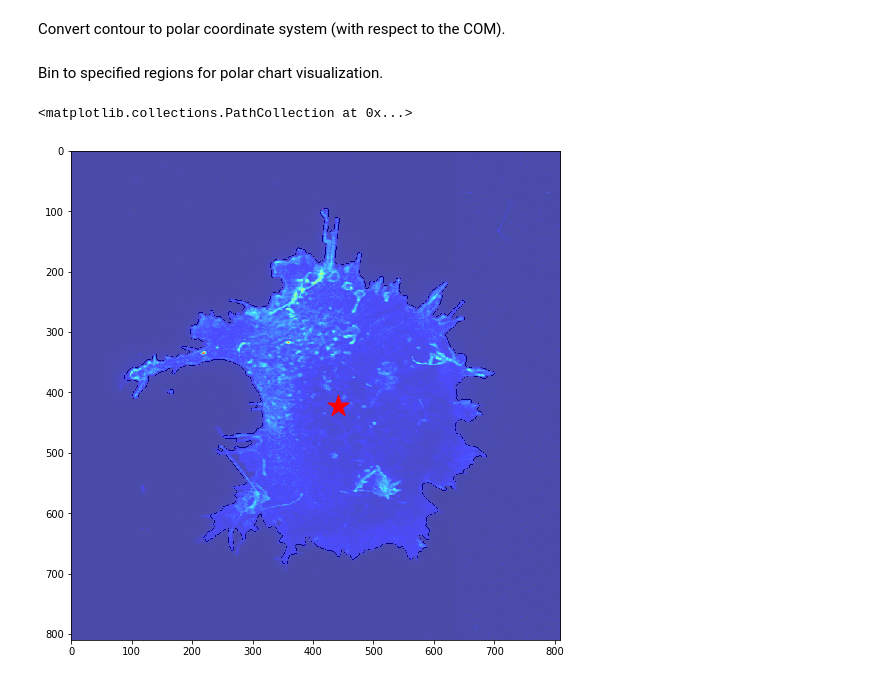
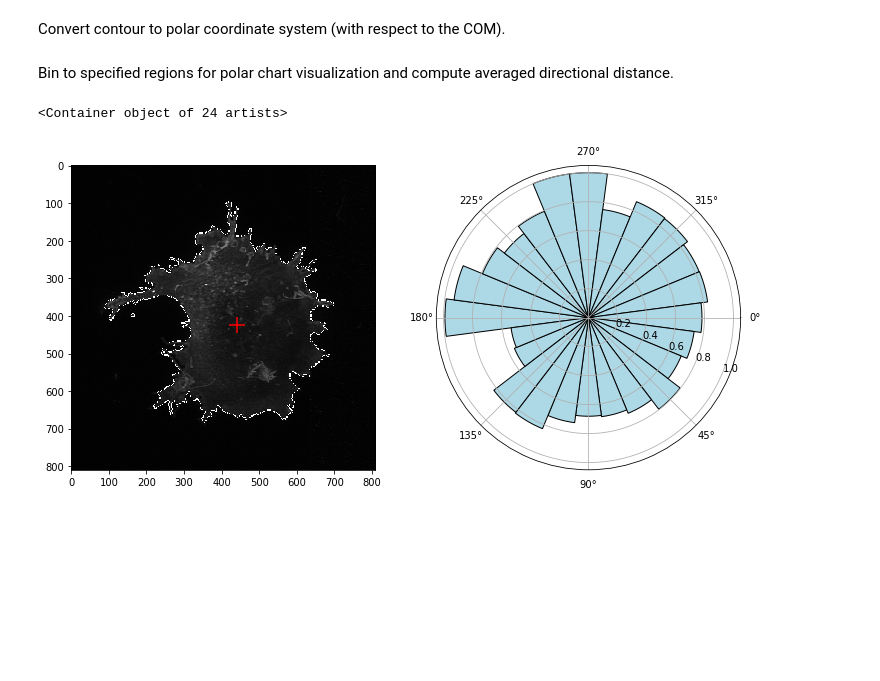
Before and after one commit to y3nr1ng/utoolbox-core, a Jupyter notebook: ruffling_2d.ipynb, the cells around one changed output. Saved outputs shown, nothing was run; the diff lists cells and outputs as text; code cells hidden in the pictures; blank space fills up the shorter version.

Commit message:
Functional contour polar bar plot

```diff
--- a/ruffling_2d.ipynb
+++ b/ruffling_2d.ipynb
@@ -74,17 +74,35 @@ print("({:.4f}, {:.4f})".format(com[0], com[1]))
 # %% [markdown]
 Convert contour to polar coordinate system (with respect to the COM).
 # %%
-r = np.sqrt(indices[1]**2 + indices[0]**2)
-theta = np.arctan2(indices[0], indices[1])
+r = np.sqrt((indices[1]-com[0])**2 + (indices[0]-com[1])**2)
+theta = np.arctan2((indices[0]-com[1]), (indices[1]-com[0]))
 
 coords['r'] = pd.Series(r, index=coords.index)
 coords['theta'] = pd.Series(theta, index=coords.index)
 # %% [markdown]
-Bin to specified regions for polar chart visualization.
+Bin to specified regions for polar chart visualization and compute averaged directional distance.
-# %%
-plt.imshow(data, cmap='jet')
-plt.imshow(contour, cmap='Greys', alpha=0.3)
-plt.scatter(com[1], com[0], s=500, c='red', marker='*')
-# %% [output]
-<matplotlib.collections.PathCollection at 0x...>
-[figure, removed]
+# %%
+n_bins = 24
+bins = np.linspace(-np.pi, np.pi, n_bins+1, dtype=np.float32)
+cardinal = np.digitize(theta, bins)-1
+coords['cardinal'] = pd.Series(cardinal, index=coords.index)
+
+dist = np.zeros(n_bins, dtype=np.float32)
+n_dist = np.zeros(n_bins, dtype=np.int32)
+for c, d in zip(cardinal, r):
+    dist[c] = max(dist[c], d)
+dist /= np.amax(dist)
+# %%
+data_contour = mark_boundaries(data, contour, color=(1, 1, 1))
+plt.subplot(1, 2, 1)
+plt.imshow(data_contour, cmap='jet')
+plt.scatter(com[1], com[0], s=250, c='red', marker='+')
+
+pol_grid = np.linspace(-np.pi, np.pi, n_bins, endpoint=False)
+ax = plt.subplot(1, 2, 2, projection='polar')
+ax.set_theta_direction(-1)
+ax.set_theta_zero_location('E')
+ax.bar(pol_grid, dist, width=2*np.pi/n_bins, color='lightblue', edgecolor='k')
+# %% [output]
+<Container object of 24 artists>
+[figure, added]
```
Also changed, not shown: parts of 1 cell of this notebook.
